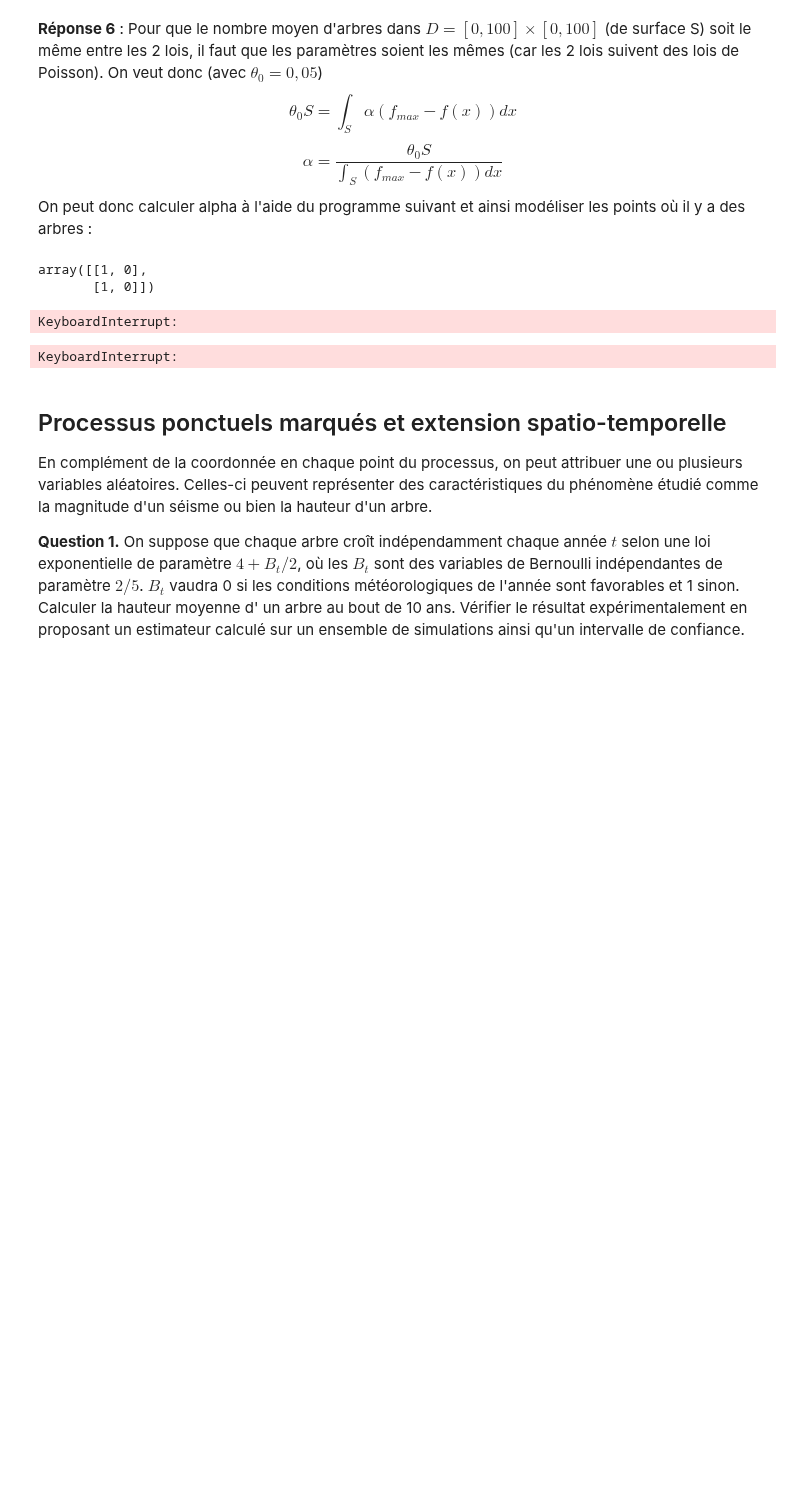
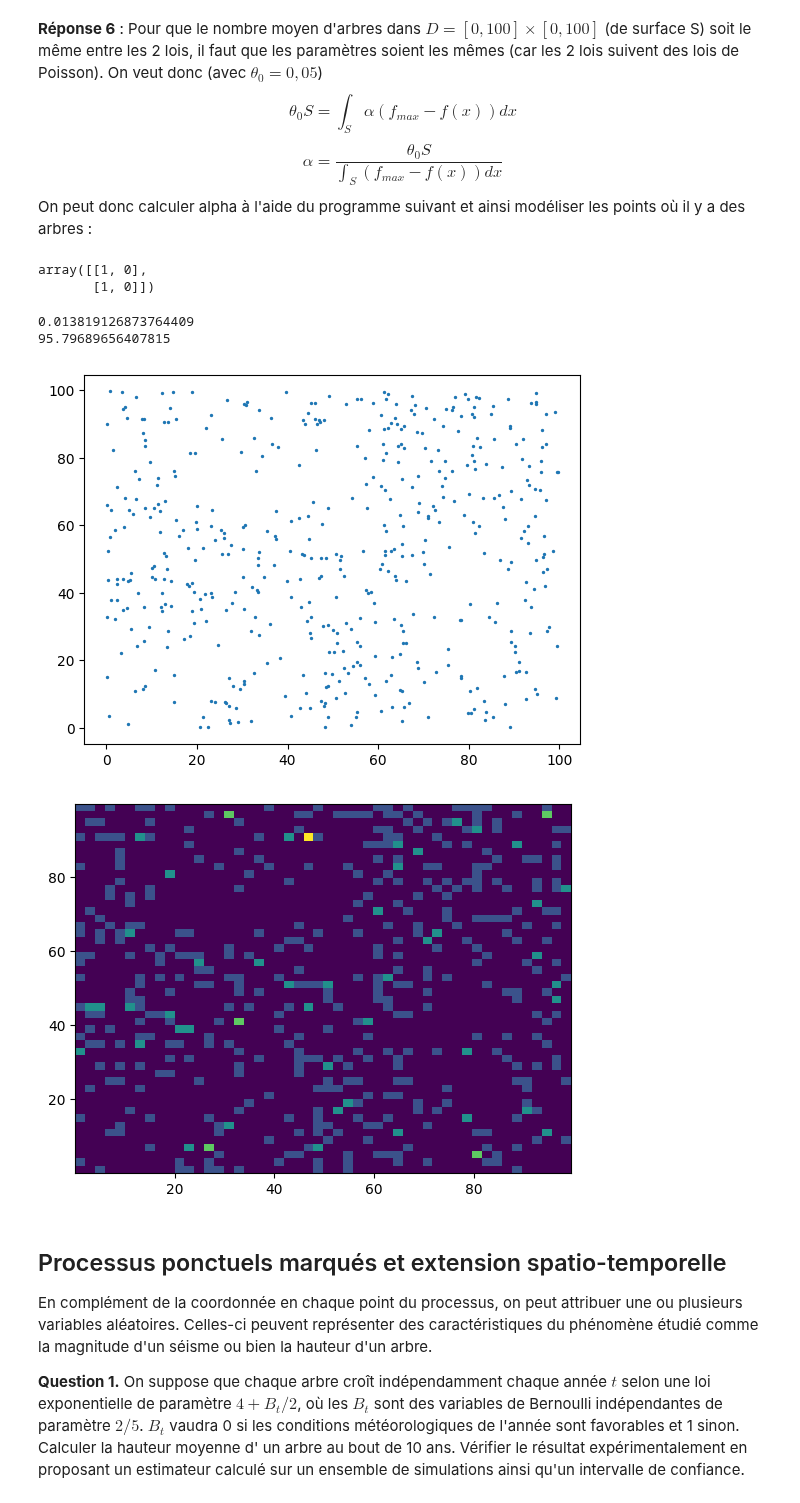
Before and after one commit to camilleprig/projet_maths_info, a Jupyter notebook: projetproba.ipynb, the cells around one changed output. Saved outputs shown, nothing was run; the diff lists cells and outputs as text; code cells hidden in the pictures; blank space fills up the shorter version.

```diff
--- a/projetproba.ipynb
+++ b/projetproba.ipynb
@@ -285,68 +285,61 @@ pts
 # %% [output]
 array([[1, 0],
        [1, 0]])
-# %%
-def intégrale(f, a, b, n):
-    x = np.random.uniform(0, a, n)
-    y = np.random.uniform(0, b, n)
-    intégrale=0
-    for i in range(n):
-        for j in range (n):
-            intégrale+=f([x[i],y[j]])*a*b/n**2
-    return intégrale
-
-intégrale(lambda x: topo(x), 1, 1, 1000)
-# %% [output]
-KeyboardInterrupt:
+# %%
+u=np.random.uniform()
+print(u)
+theta([0,1])
+x=np.random.uniform(0,100)
+print(x)
+# %% [output]
+0.013819126873764409
+95.79689656407815
 # %%
+from scipy.integrate import dblquad
+
 fmax=10**4*multivariate_normal.pdf([30,70], mean=[30,70], cov=[[150,-30],[-30,100]])
-def intégrale(f, a, b, n):
-    x = np.random.uniform(0, a, n)
-    y = np.random.uniform(0, b, n)
-    intégrale=0
-    for i in range(n):
-        for j in range (n):
-            intégrale+=f([x[i],y[j]])*a*b/n**2
-    return intégrale
 
-def fonction(x):
-    return fmax-topo(x)
-alpha = 0.05*100*100/intégrale(fonction, 100, 100, 1000)
+def integrate_fmax_minus_f(a, b):
+    result, error = dblquad(lambda y, x: fmax - topo([x, y]), 0, b, lambda x: 0, lambda x: a)
+    return result
+
+alpha = 0.05*100*100/integrate_fmax_minus_f(100, 100)
 
 def theta(x):
     f=topo(x)
     return alpha*(fmax-f)
 
 # Rejection sampling for theta
 def rtheta(n, a, b):
     k = 0
     pts = np.empty((0, 2))
     while k < n:
-        x = np.random.uniform([0, 100])
-        y = np.random.uniform([0, 100])
+        x = np.random.uniform(0, 100)
+        y = np.random.uniform(0, 100)
         u = np.random.uniform()
         if u < theta([x,y]): # remark: no need to know the normalization constant!
             pts = np.vstack((pts, [x, y]))
             k += 1
     return pts
 
 # Poisson simulation function with rejection sampling
 def poisson2(a, b):
-    Theta = intégrale(fmax-topo, a, b, 1000)
+    Theta = alpha*integrate_fmax_minus_f(a, b)
     N = np.random.poisson(Theta)
     return rtheta(N, a, b)
 
 
 # Plotting
 X = poisson2(a, b)
 plt.scatter(X[:, 0], X[:, 1],s=2)
 plt.show()
 
 # Plot 2D histogram
 plt.hist2d(X[:,0],X[:,1],50)
 plt.show()
 # %% [output]
-KeyboardInterrupt:
+[figure, added]
+[figure, added]
 # %% [markdown]
 ## Processus ponctuels marqués et extension spatio-temporelle
 
```
Also changed, not shown: parts of 3 cells of this notebook.
